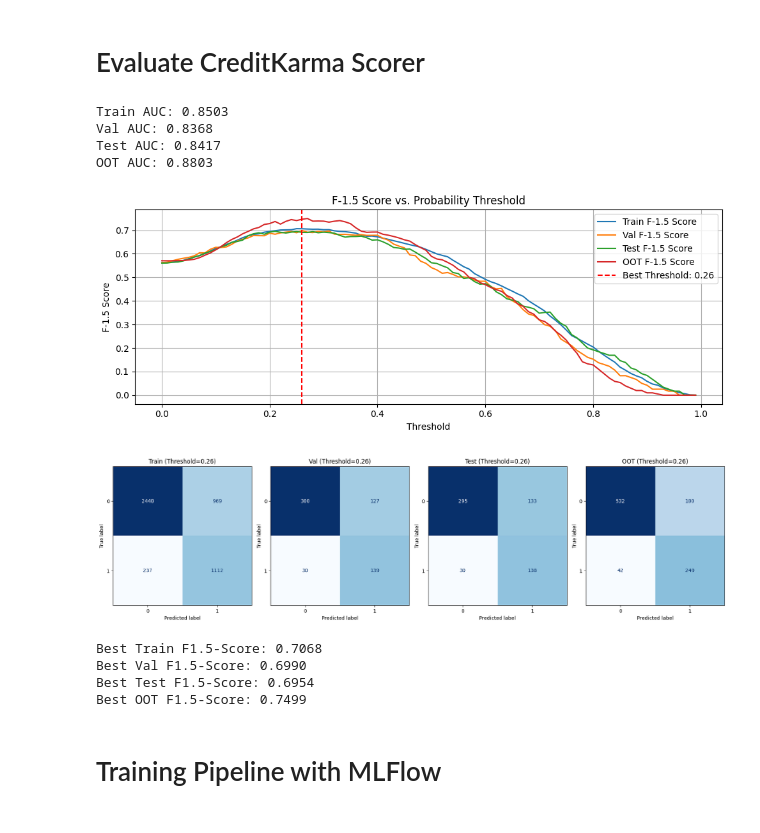
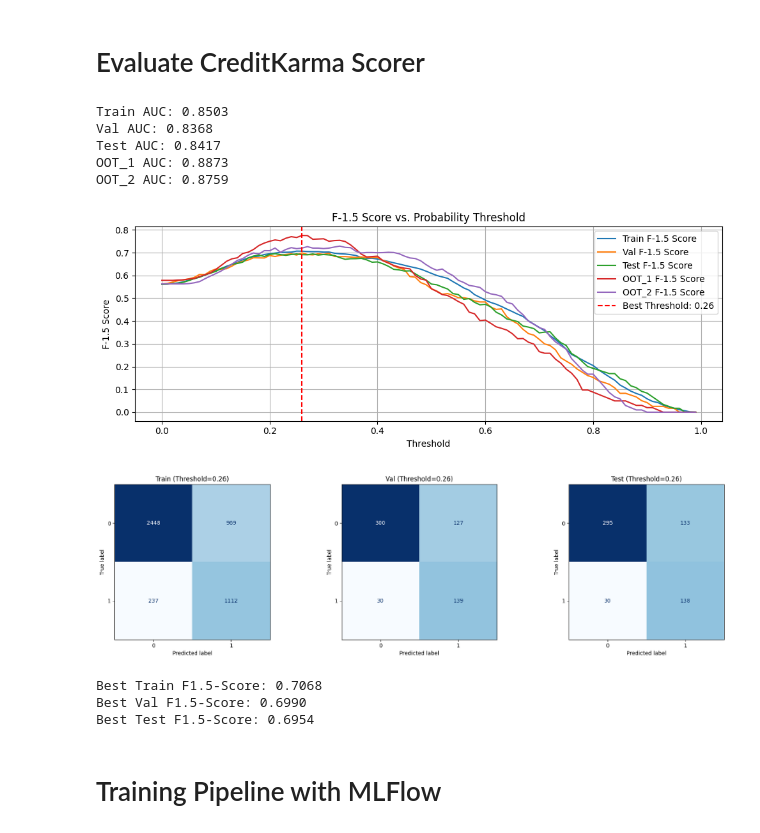
Before and after one commit to Jenpoer/creditkarma, a Jupyter notebook: model_training.ipynb, the cells around one changed output. Cells and saved outputs as stored; diff of their text form; code cells hidden in the pictures.

```diff
--- a/model_training.ipynb
+++ b/model_training.ipynb
@@ -265,18 +279,25 @@ val_auc = roc_auc_score(y_val_arr, y_pred_proba_val)
 y_pred_proba_test = clf.predict_proba(X_test_arr)[:, 1]
 test_auc = roc_auc_score(y_test_arr, y_pred_proba_test)
 
-y_pred_proba_oot = clf.predict_proba(X_oot_arr)[:, 1]
-oot_auc = roc_auc_score(y_oot_arr, y_pred_proba_oot)
-
 print(f"Train AUC: {train_auc:.4f}")
 print(f"Val AUC: {val_auc:.4f}")
 print(f"Test AUC: {test_auc:.4f}")
-print(f"OOT AUC: {oot_auc:.4f}")
+
+y_pred_proba_oots = []
+oot_aucs = []
+
+for i, (X_oot_arr, y_oot_arr) in enumerate(oot_arrs_preprocessed):
+    y_pred_proba_oot = clf.predict_proba(X_oot_arr)[:, 1]
+    oot_auc = roc_auc_score(y_oot_arr, y_pred_proba_oot)
+    y_pred_proba_oots.append(y_pred_proba_oot)
+    oot_aucs.append(oot_auc)
+    print(f"OOT_{i + 1} AUC: {oot_auc:.4f}")
 # %% [output]
 Train AUC: 0.8503
 Val AUC: 0.8368
 Test AUC: 0.8417
-OOT AUC: 0.8803
+OOT_1 AUC: 0.8873
+OOT_2 AUC: 0.8759
 # %%
 # F-B score across thresholds
 thresholds = np.arange(0.0, 1.0, 0.01)
@@ -284,7 +305,13 @@ beta = 1.5
 f1_scores_train = [fbeta_score(y_train_arr, y_pred_proba_train > t, beta=beta) for t in thresholds]
 f1_scores_val = [fbeta_score(y_val_arr, y_pred_proba_val > t, beta=beta) for t in thresholds]
 f1_scores_test = [fbeta_score(y_test_arr, y_pred_proba_test > t, beta=beta) for t in thresholds]
-f1_scores_oot = [fbeta_score(y_oot_arr, y_pred_proba_oot > t, beta=beta) for t in thresholds]
+f1_scores_oots = []
+
+for i, y_pred_proba_oot in enumerate(y_pred_proba_oots):
+    y_oot_arr = oot_arrs_preprocessed[i][1]
+    f1_scores_oot = [fbeta_score(y_oot_arr, y_pred_proba_oot > t, beta=beta) for t in thresholds]
+    f1_scores_oots.append(f1_scores_oot)
+
 best_threshold = thresholds[np.argmax(f1_scores_val)]
 
 # Plot F1 Score vs. Threshold
@@ -292,7 +319,8 @@ plt.figure(figsize=(10, 4))
 plt.plot(thresholds, f1_scores_train, label=f"Train F-{beta} Score")
 plt.plot(thresholds, f1_scores_val, label=f"Val F-{beta} Score")
 plt.plot(thresholds, f1_scores_test, label=f"Test F-{beta} Score")
-plt.plot(thresholds, f1_scores_oot, label=f"OOT F-{beta} Score")
+for i, f1_scores_oot in enumerate(f1_scores_oots):
+    plt.plot(thresholds, f1_scores_oot, label=f"OOT_{i + 1} F-{beta} Score")
 plt.axvline(x=best_threshold, color="red", linestyle="--", label=f"Best Threshold: {best_threshold:.2f}")
 plt.title(f"F-{beta} Score vs. Probability Threshold")
 plt.xlabel("Threshold")
@@ -302,61 +330,51 @@ plt.grid(True)
 plt.tight_layout()
 plt.show()
 # %% [output]
-[figure, old version]
+[figure, new version]
 # %%
 # Predictions
 y_pred_train = (y_pred_proba_train > best_threshold).astype(int)
 y_pred_val = (y_pred_proba_val > best_threshold).astype(int)
 y_pred_test = (y_pred_proba_test > best_threshold).astype(int)
-y_pred_oot = (y_pred_proba_oot > best_threshold).astype(int)
 
 # Confusion matrices
 cm_train = confusion_matrix(y_train_arr, y_pred_train)
 cm_val = confusion_matrix(y_val_arr, y_pred_val)
 cm_test = confusion_matrix(y_test_arr, y_pred_test)
-cm_oot = confusion_matrix(y_oot_arr, y_pred_oot)
 
 # Plotting
-fig, axs = plt.subplots(1, 4, figsize=(18, 5))
+fig, axs = plt.subplots(1, 3, figsize=(18, 5))
 
 # Train
 disp_train = ConfusionMatrixDisplay(confusion_matrix=cm_train)
 disp_train.plot(ax=axs[0], cmap='Blues', colorbar=False)
 axs[0].set_title(f"Train (Threshold={best_threshold:.2f})")
 axs[0].grid(False)
 
 # Val
 disp_val = ConfusionMatrixDisplay(confusion_matrix=cm_val)
 disp_val.plot(ax=axs[1], cmap='Blues', colorbar=False)
 axs[1].set_title(f"Val (Threshold={best_threshold:.2f})")
 axs[1].grid(False)
 
 # Test
 disp_test = ConfusionMatrixDisplay(confusion_matrix=cm_test)
 disp_test.plot(ax=axs[2], cmap='Blues', colorbar=False)
 axs[2].set_title(f"Test (Threshold={best_threshold:.2f})")
 axs[2].grid(False)
 
-# OOT
-disp_oot = ConfusionMatrixDisplay(confusion_matrix=cm_oot)
-disp_oot.plot(ax=axs[3], cmap='Blues', colorbar=False)
-axs[3].set_title(f"OOT (Threshold={best_threshold:.2f})")
-axs[3].grid(False)
-
 plt.tight_layout()
 plt.show()
 # %% [output]
-[figure, old version]
+[figure, new version]
 # %%
 print(f"Best Train F{beta}-Score: {max(f1_scores_train):.4f}")
 print(f"Best Val F{beta}-Score: {max(f1_scores_val):.4f}")
 print(f"Best Test F{beta}-Score: {max(f1_scores_test):.4f}")
-print(f"Best OOT F{beta}-Score: {max(f1_scores_oot):.4f}")
 # %% [output]
 Best Train F1.5-Score: 0.7068
 Best Val F1.5-Score: 0.6990
 Best Test F1.5-Score: 0.6954
-Best OOT F1.5-Score: 0.7499
 # %% [markdown]
 # Training Pipeline with MLFlow
 # %%
```
Also changed, not shown: parts of 9 cells of this notebook, 3 other files.
